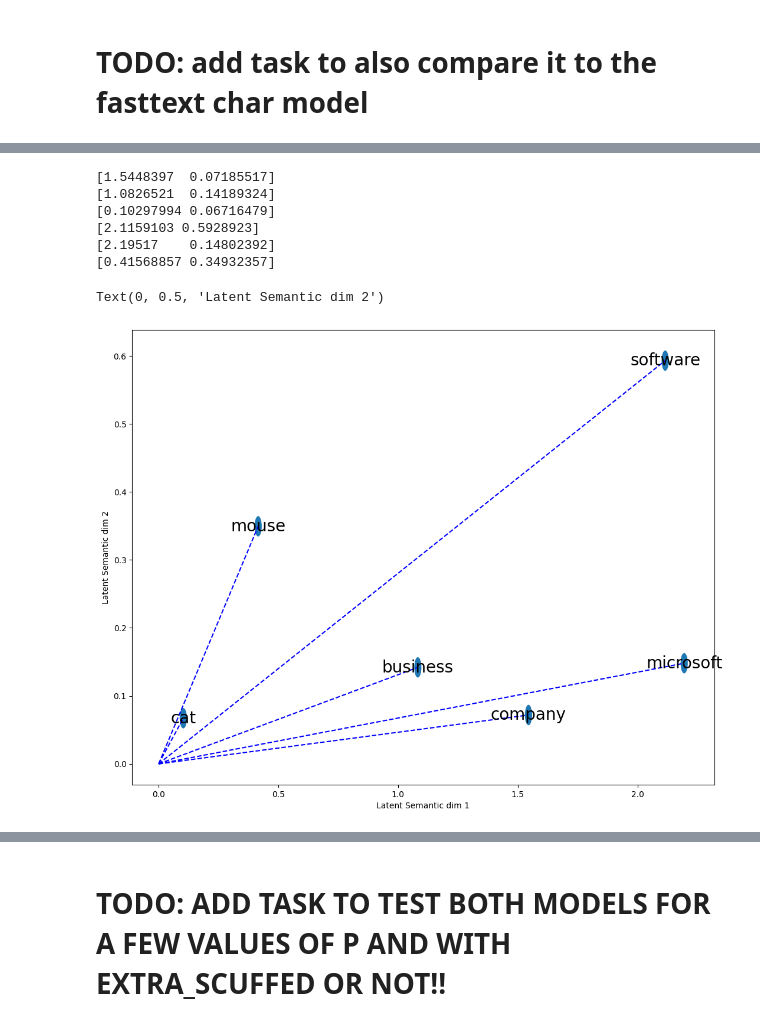
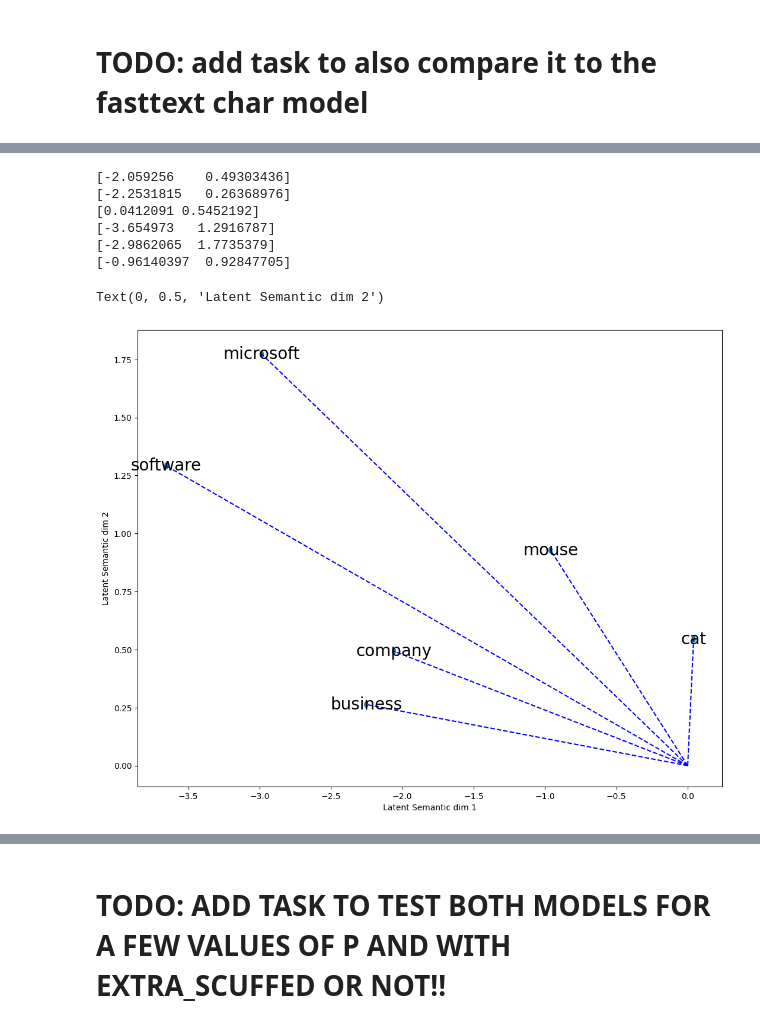
Before and after one commit to Twinbo/Signals-and-Data-Autumn-2025-student, a Jupyter notebook: assignment_3/SignDat-Assign4/assignment_3_solution.ipynb, the cells around one changed output, grey strips where cells are left out. Cells and saved outputs as stored; diff of their text form; code cells hidden in the pictures.

```diff
--- a/assignment_3/SignDat-Assign4/assignment_3_solution.ipynb
+++ b/assignment_3/SignDat-Assign4/assignment_3_solution.ipynb
@@ -153 +156,10 @@ Word-grams here:
   [['<he', 'he>'], ['<tu', 'tur', 'urn', 'rne', 'ned', 'ed>'], ['<hi', 'him', 'ims', 'mse', 'sel', 'elf', 'lf>'], ['<in', 'int', 'nto', 'to>'], ['<a>'], ['<pi', 'pic', 'ick', 'ckl', 'kle', 'le>'], ['< ...
+# %%
+text = "according to all known laws of aviation there is no way the bee should be able to fly"
+
+n_grams = get_n_grams(text, n=3, lower=True, strip=True)
+word_grams = [get_word_grams(words[0], 3) for words in n_grams]
+
+print("Word-grams here: \n ", n_grams)
+
+print("Word-grams here: \n ", word_grams)
@@ -428,7 +452,7 @@ def word_similarity(vec1, vec2, glove, lookup_glove=True):
     return (dot_product / (norm_vec1 * norm_vec2))
 # %%
 # Load GloVe dictionary, doing it here since we only wanna do it once, since it takes a fuckton of time
-glove = load_glove('glove.42B.300d.txt')
+glove = load_glove('glove.42B.300d_1.txt')
 # %% [output]
 Creating GloVE dictionary...
 # %%
@@ -605,21 +648,35 @@ plt.show()
 # %%
+def get_vector_transform(word, model, pca, n=2):
+    """_summary_
+    Ensure that the model works with the given PCA
+    That is, the PCA needs to be fitted on the features generated by the model
+    You *can* make it work, if you make the embedding dims of the model and the PCA the same
 
-def get_vector_transform(word, model, pca, n=2):
+    Args:
+        word (_type_): _description_
+        model (_type_): Either a fasttext model or GloVe dictionary
+        pca (_type_): _description_
+        n (int, optional): _description_. Defaults to 2.
+
+    Returns:
+        _type_: _description_
+    """
+
     """
     Should given a specific word string, obtain fasttext's vector representation of that word and project it on the n first principal components
     model should be either your word_model or the character model
     # TODO: ADD WARNING: oNLY WORKS ON SINGLE WORDS AT A TIME
+
+
     """
 
-    word_vec = model.get_word_vector(word)
+
+    # word_vec = model.get_word_vector(word)
+    # Here we kinda butcher the syntax, since fasttext_word_model.get_word_vector(word) is the same as fasttext_word_model.__getitem__()
+    # This is just to make it compatible with GloVe
+    word_vec = model[word]
     word_vec = word_vec.reshape(1, -1)
-
     return pca.transform(word_vec)[0, :n]
-
-    # # TODO project word_vec to first n principal components of pca_matrix
-    # raise NotImplementedError("Project me like one of your french word vectors")
-
-    # return transformed_vector
 
 # def get_vector_transform(word, model, pca, n=2):
 #     """
@@ -636,29 +693,29 @@ def get_vector_transform(word, model, pca, n=2):
 # get_vector_transform('cat', fasttext_word_model, pca_word_vec, n=2)
 # %%
 words = ['company', 'business', 'cat', 'software', 'microsoft', 'mouse']
-transformed_word_vectors = [get_vector_transform(i, fasttext_word_model, pca_word_vec, n=2) for i in words]
+transformed_word_vectors = [get_vector_transform(i, glove, pca_word_vec, n=2) for i in words]
 reg_vecs = np.array([fasttext_word_model.get_word_vector(word) for word in words])
 
 plt.figure(figsize=(28, 10))
 ax = plt.subplot(1, 2, 1)
 for idx, vec in enumerate(transformed_word_vectors):
     print(vec)
     plt.plot([0, vec[0]], [0, vec[1]], 'b--')
     circle = plt.Circle((vec[0], vec[1]), radius=0.015)
     ax.add_patch(circle)
     label = ax.annotate(words[idx], xy=(vec[0], vec[1]), fontsize=20, ha="center", va="center")
 
 plt.xlabel('Latent Semantic dim 1')
 plt.ylabel('Latent Semantic dim 2')
 # %% [output]
-[1.5448397  0.07185517]
-[1.0826521  0.14189324]
-[0.10297994 0.06716479]
-[2.1159103 0.5928923]
-[2.19517    0.14802392]
-[0.41568857 0.34932357]
+[-2.059256    0.49303436]
+[-2.2531815   0.26368976]
+[0.0412091 0.5452192]
+[-3.654973   1.2916787]
+[-2.9862065  1.7735379]
+[-0.96140397  0.92847705]
 Text(0, 0.5, 'Latent Semantic dim 2')
-[figure, old version]
+[figure, new version]
 # %%
 
 import scipy.spatial
```
Also changed, not shown: parts of 21 cells of this notebook.
